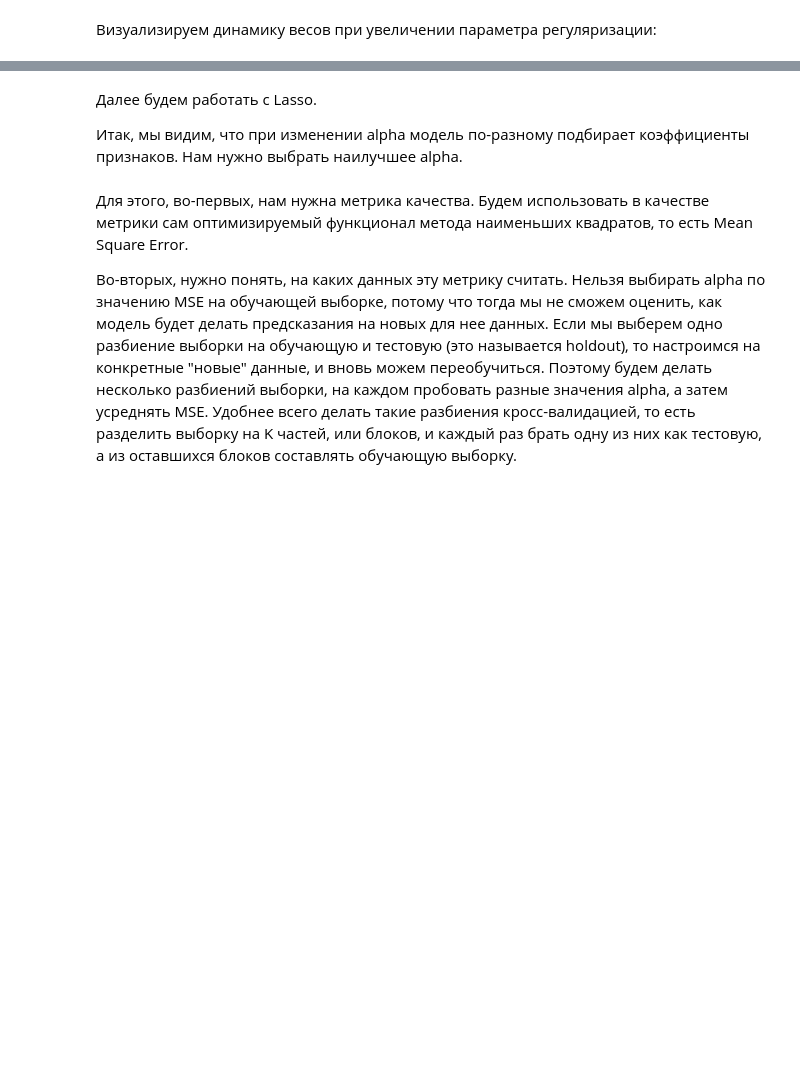
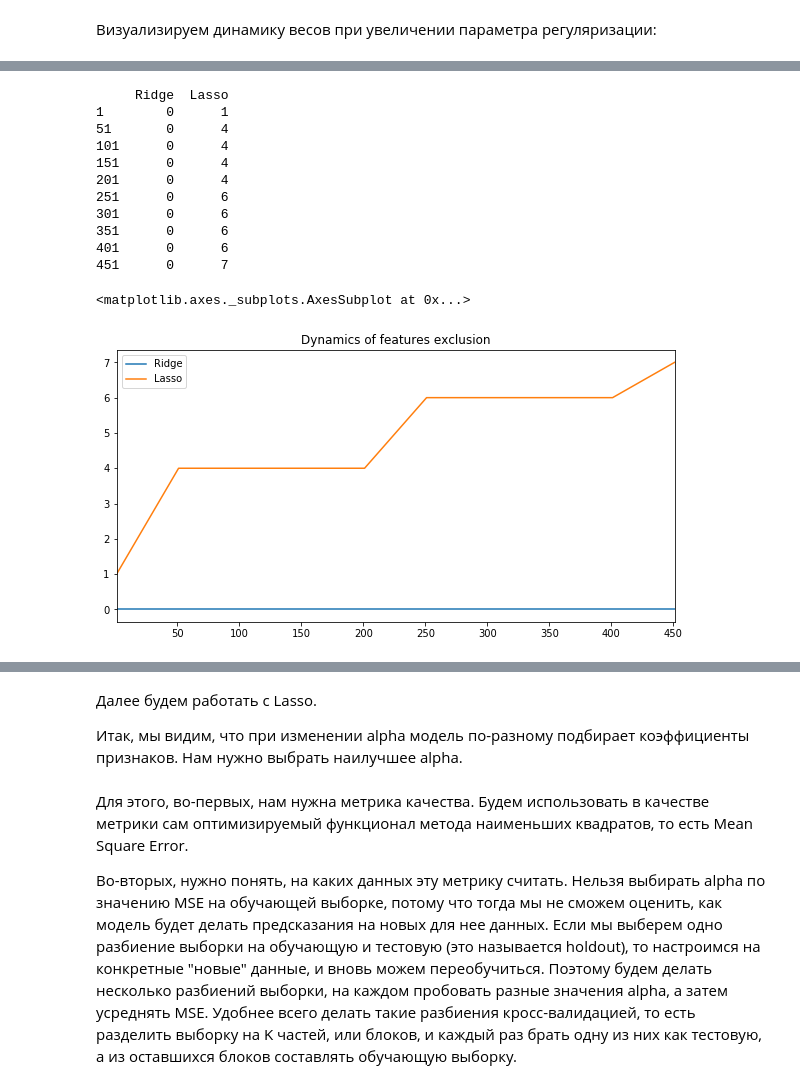
Before and after one commit to avikulin/PythonMath, a Jupyter notebook: Yandex ML Course #2/Labs/OverfittingTask.ipynb, the cells around one changed output, grey strips where cells are left out. Drawn from its saved outputs; the diff is of its cells as text; code cells hidden in the pictures; blank space fills up the shorter version.

```diff
--- a/Yandex ML Course #2/Labs/OverfittingTask.ipynb
+++ b/Yandex ML Course #2/Labs/OverfittingTask.ipynb
@@ -220,0 +353,31 @@ plt.title("Ridge")
+# %%
+counter_func = lambda values: len(values) - np.count_nonzero(values)
+
+ridge_coefs_df = pd.DataFrame(index=alphas, columns=df_features.columns, data=coefs_ridge)
+ridge_coefs_df["ZeroCount"] = ridge_coefs_df.apply(axis=1, func= counter_func)
+
+lasso_coefs_df = pd.DataFrame(index=alphas, columns=df_features.columns, data=coefs_lasso)
+lasso_coefs_df["ZeroCount"] = lasso_coefs_df.apply(axis=1, func= counter_func)
+
+compare_df = pd.concat([ridge_coefs_df["ZeroCount"],lasso_coefs_df["ZeroCount"]],
+                       axis=1, join = "inner")
+
+compare_df.columns = ["Ridge", "Lasso"]
+print compare_df.head(10)
+
+compare_df.plot(use_index=True, kind="line",figsize=(10,5),
+                title = "Dynamics of features exclusion", legend=True)
+# %% [output]
+     Ridge  Lasso
+1        0      1
+51       0      4
+101      0      4
+151      0      4
+201      0      4
+251      0      6
+301      0      6
+351      0      6
+401      0      6
+451      0      7
+<matplotlib.axes._subplots.AxesSubplot at 0x...>
+[figure, added]
```
Also changed, not shown: parts of 16 cells of this notebook.
